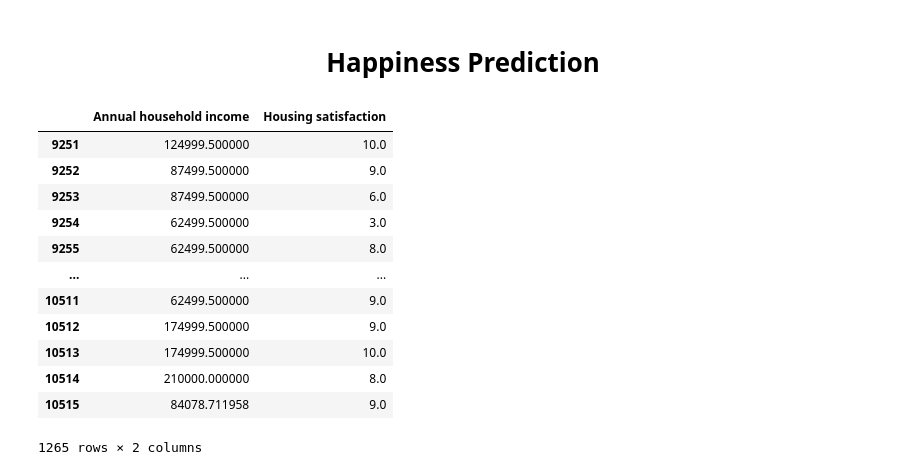
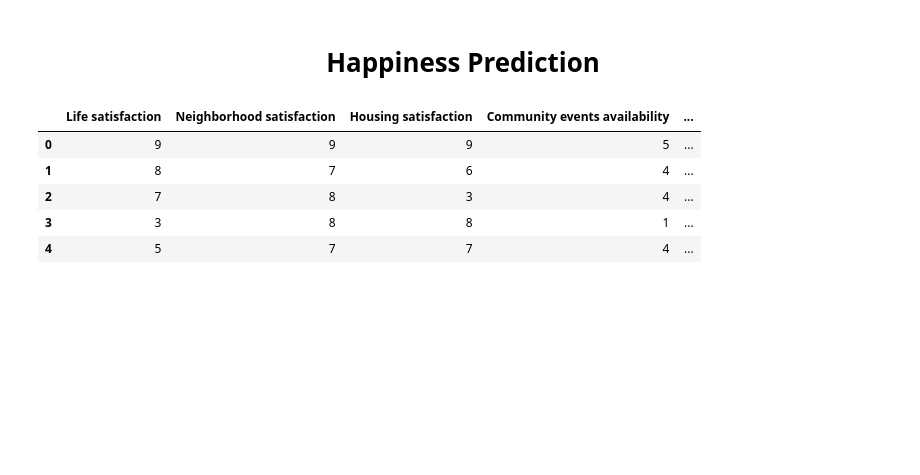
Before and after one commit to SwieciloM/Data-Analytics-Laboratory, a Jupyter notebook: Final project/main.ipynb, the cells around one changed output. Cells and saved outputs as stored; diff of their text form; code cells hidden in the pictures; blank space fills up the shorter version.

```diff
--- a/Final project/main.ipynb
+++ b/Final project/main.ipynb
@@ -13,22 +13,19 @@ pd.reset_option("display.max_rows")
 # %%
 df = pd.read_csv('Somerville_happiness.csv', sep=',', header=0)
 df = df[df.year == 2021] # Only data from 2011
 df.head()
 df[['Annual household income', 'Housing satisfaction']]
+
+df7 = pd.read_csv('Somerville_happiness_v2.csv', sep=',', header=0)
+df7.head()
+# df7[['Annual household income', 'Housing satisfaction']]
 # %% [output]
-|  | Annual household income | Housing satisfaction |
-| 9251 | 124999.500000 | 10.0 |
-| 9252 | 87499.500000 | 9.0 |
-| 9253 | 87499.500000 | 6.0 |
-| 9254 | 62499.500000 | 3.0 |
-| 9255 | 62499.500000 | 8.0 |
-| ... | ... | ... |
-| 10511 | 62499.500000 | 9.0 |
-| 10512 | 174999.500000 | 9.0 |
-| 10513 | 174999.500000 | 10.0 |
-| 10514 | 210000.000000 | 8.0 |
-| 10515 | 84078.711958 | 9.0 |
+|  | Life satisfaction | Neighborhood satisfaction | Housing satisfaction | Community events availability | ... |
+| 0 | 9 | 9 | 9 | 5 | ... |
+| 1 | 8 | 7 | 6 | 4 | ... |
+| 2 | 7 | 8 | 3 | 4 | ... |
+| 3 | 3 | 8 | 8 | 1 | ... |
+| 4 | 5 | 7 | 7 | 4 | ... |
-1265 rows × 2 columns
 # %%
 # for i in ['Annual household income', 'Housing satisfaction', 'Living with children under 18', 'Life satisfaction']:
 #     plt.figure()
```
Also changed, not shown: parts of 2 cells of this notebook, 7 other files.
